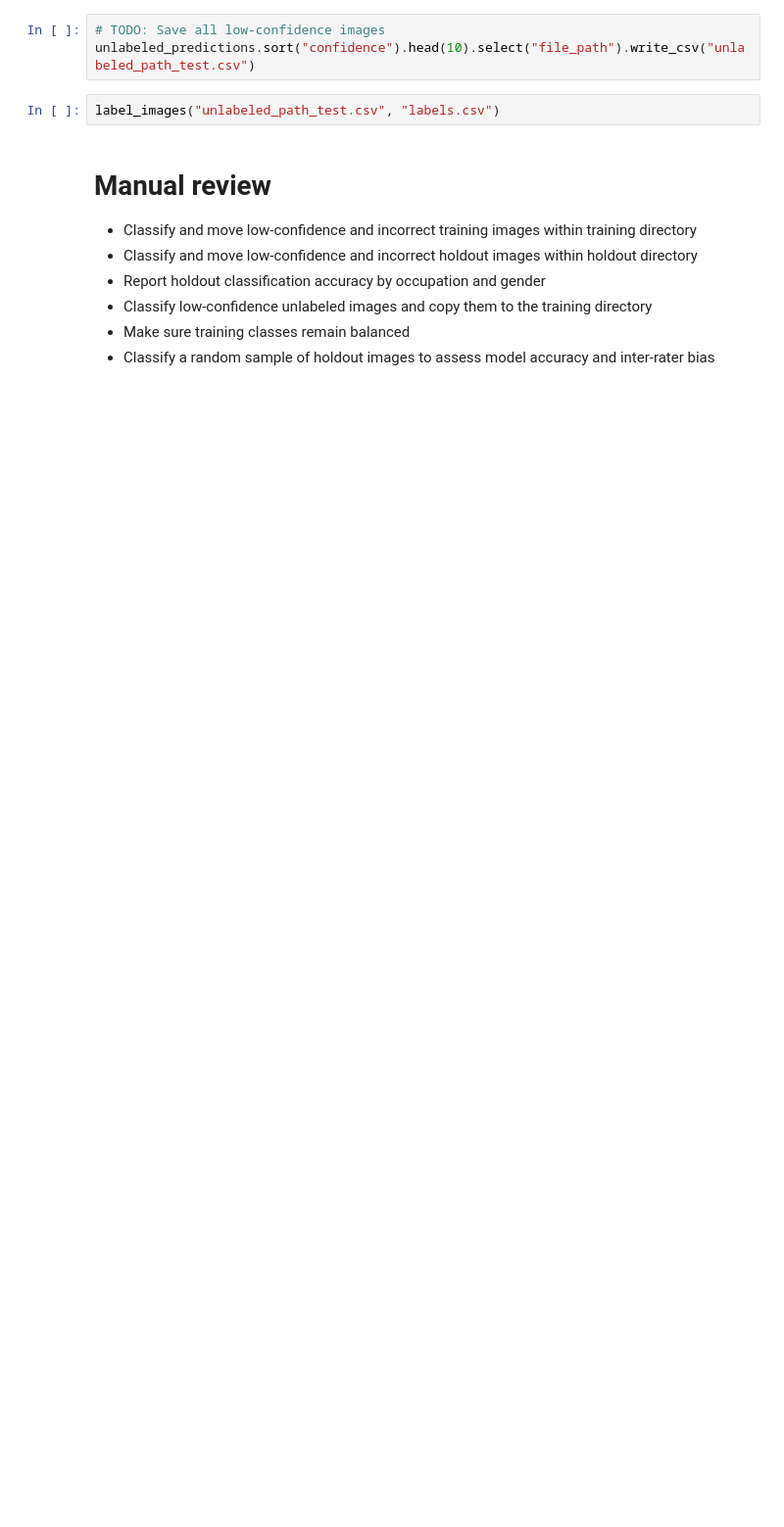
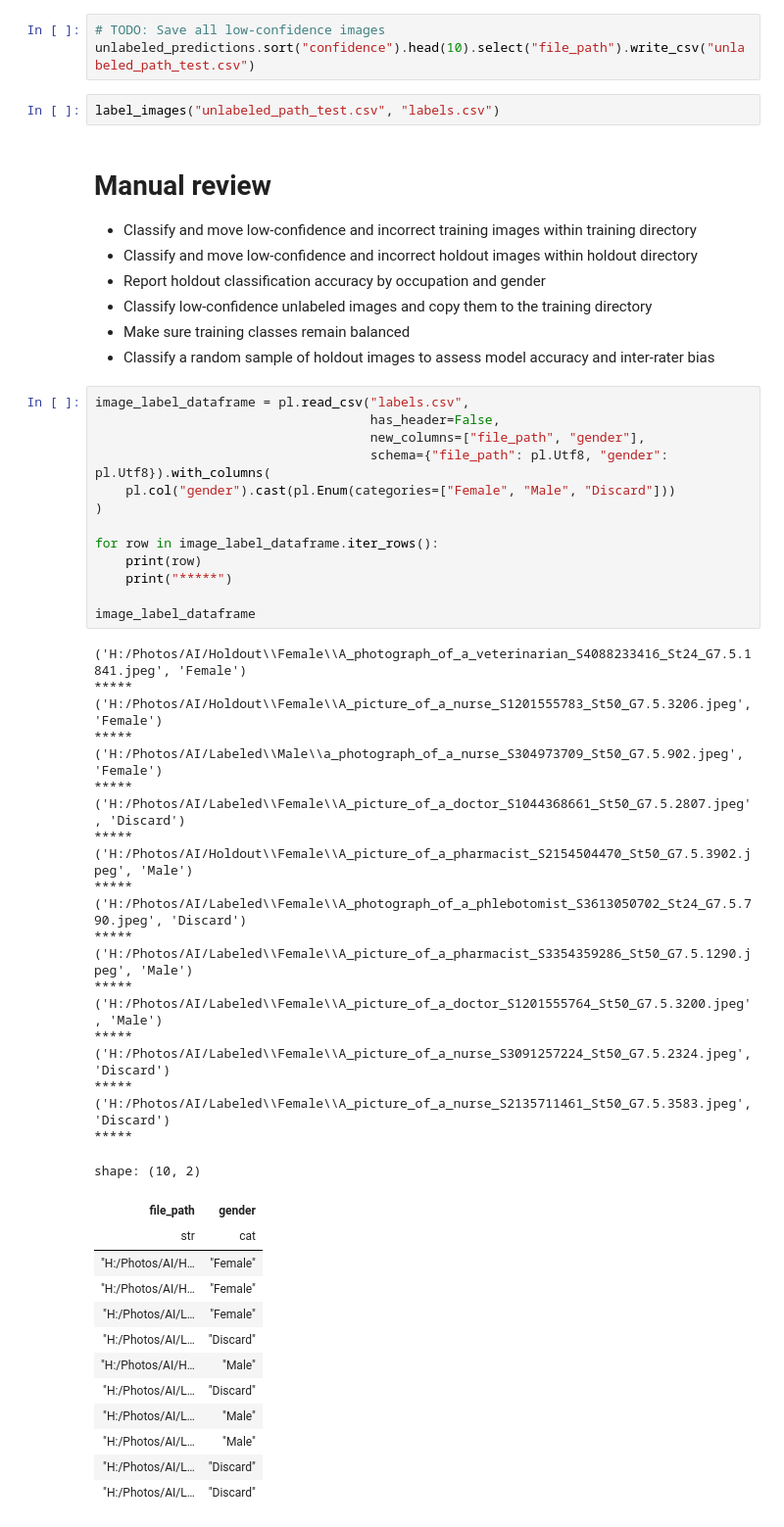
Before and after one commit to Breza/genderative_ai, a Jupyter notebook: Analysis/genderative_analysis.ipynb, the cells around one changed output. Shown at 98% size. Drawn from its saved outputs; the diff is of its cells as text; blank space fills up the shorter version.

Commit message:
Loading manually created gender labels now uses enum instead of Utf8, closes #16

```diff
--- a/Analysis/genderative_analysis.ipynb
+++ b/Analysis/genderative_analysis.ipynb
@@ -592,3 +640,50 @@ label_images("unlabeled_path_test.csv", "labels.csv")
 * Classify low-confidence unlabeled images and copy them to the training directory
 * Make sure training classes remain balanced
 * Classify a random sample of holdout images to assess model accuracy and inter-rater bias
+# %%
+image_label_dataframe = pl.read_csv("labels.csv",
+                                    has_header=False,
+                                    new_columns=["file_path", "gender"],
+                                    schema={"file_path": pl.Utf8, "gender": pl.Utf8}).with_columns(
+    pl.col("gender").cast(pl.Enum(categories=["Female", "Male", "Discard"]))
+)
+
+for row in image_label_dataframe.iter_rows():
+    print(row)
+    print("*****")
+
+image_label_dataframe
+# %% [output]
+('H:/Photos/AI/Holdout\\Female\\A_photograph_of_a_veterinarian_S4088233416_St24_G7.5.1841.jpeg', 'Female')
+*****
+('H:/Photos/AI/Holdout\\Female\\A_picture_of_a_nurse_S1201555783_St50_G7.5.3206.jpeg', 'Female')
+*****
+('H:/Photos/AI/Labeled\\Male\\a_photograph_of_a_nurse_S304973709_St50_G7.5.902.jpeg', 'Female')
+*****
+('H:/Photos/AI/Labeled\\Female\\A_picture_of_a_doctor_S1044368661_St50_G7.5.2807.jpeg', 'Discard')
+*****
+('H:/Photos/AI/Holdout\\Female\\A_picture_of_a_pharmacist_S2154504470_St50_G7.5.3902.jpeg', 'Male')
+*****
+('H:/Photos/AI/Labeled\\Female\\A_photograph_of_a_phlebotomist_S3613050702_St24_G7.5.790.jpeg', 'Discard')
+*****
+('H:/Photos/AI/Labeled\\Female\\A_picture_of_a_pharmacist_S3354359286_St50_G7.5.1290.jpeg', 'Male')
+*****
+('H:/Photos/AI/Labeled\\Female\\A_picture_of_a_doctor_S1201555764_St50_G7.5.3200.jpeg', 'Male')
+*****
+('H:/Photos/AI/Labeled\\Female\\A_picture_of_a_nurse_S3091257224_St50_G7.5.2324.jpeg', 'Discard')
+*****
+('H:/Photos/AI/Labeled\\Female\\A_picture_of_a_nurse_S2135711461_St50_G7.5.3583.jpeg', 'Discard')
+*****
+shape: (10, 2)
+| file_path | gender |
+| str | cat |
+| "H:/Photos/AI/H… | "Female" |
+| "H:/Photos/AI/H… | "Female" |
+| "H:/Photos/AI/L… | "Female" |
+| "H:/Photos/AI/L… | "Discard" |
+| "H:/Photos/AI/H… | "Male" |
+| "H:/Photos/AI/L… | "Discard" |
+| "H:/Photos/AI/L… | "Male" |
+| "H:/Photos/AI/L… | "Male" |
+| "H:/Photos/AI/L… | "Discard" |
+| "H:/Photos/AI/L… | "Discard" |
```
Also changed, not shown: parts of 18 cells of this notebook, 2 other files.
